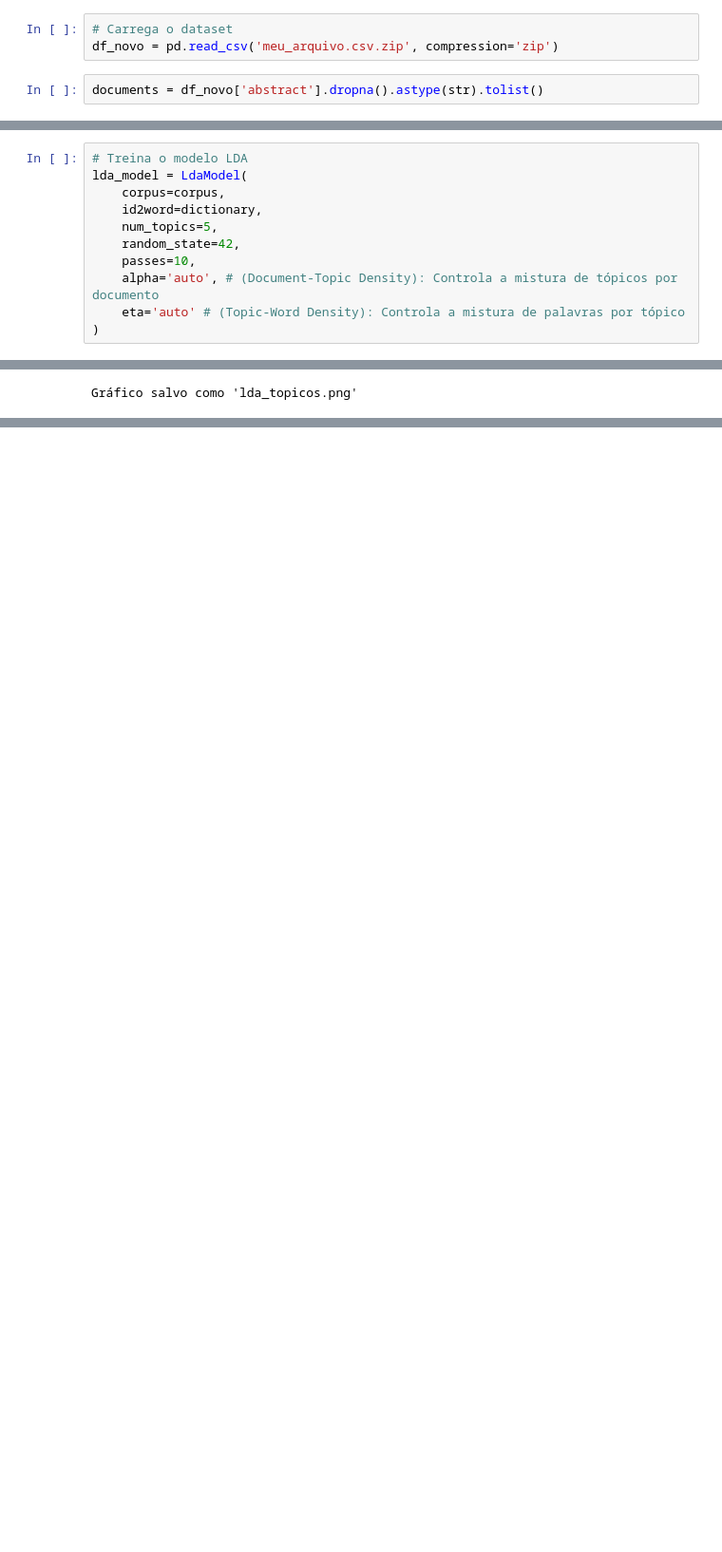
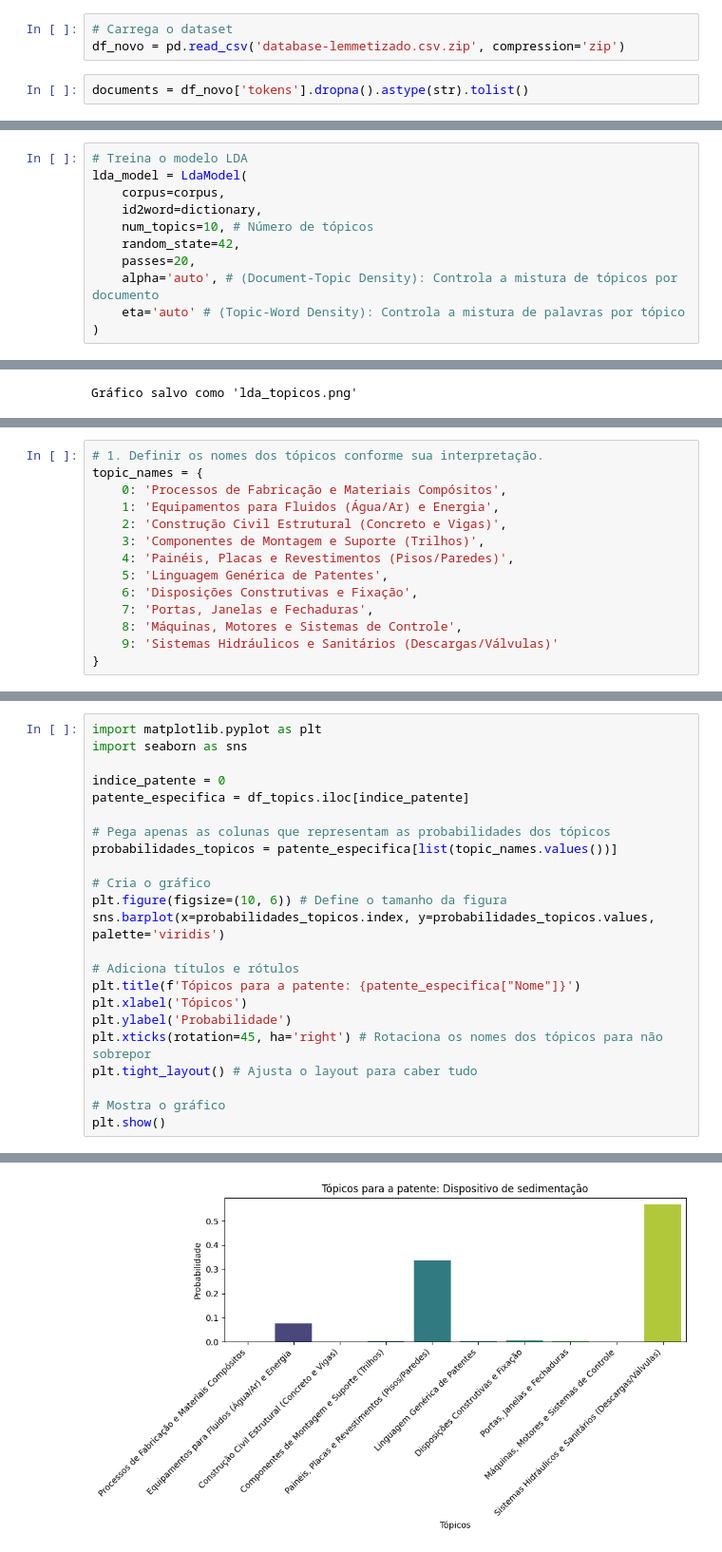
Before and after one commit to devlhm/artigo-rp2, a Jupyter notebook: dimi/lda.ipynb, the cells around one changed output, grey strips where cells are left out. Shown at 95% size. Drawn from its saved outputs; the diff is of its cells as text; blank space fills up the shorter version.

```diff
--- a/dimi/lda.ipynb
+++ b/dimi/lda.ipynb
@@ -9,9 +9,9 @@ import nltk
 import re
 # %%
 # Carrega o dataset
-df_novo = pd.read_csv('meu_arquivo.csv.zip', compression='zip')
+df_novo = pd.read_csv('database-lemmetizado.csv.zip', compression='zip')
 # %%
-documents = df_novo['abstract'].dropna().astype(str).tolist()
+documents = df_novo['tokens'].dropna().astype(str).tolist()
 # %%
 # Usar esse caso o dataset esteja pre-processado
 def tokenize_text(text):
@@ -80,9 +51,9 @@ processed_docs[0]: ['dispositivo', 'sedimentação', 'invenção', 'refere', 'di
 lda_model = LdaModel(
     corpus=corpus,
     id2word=dictionary,
-    num_topics=5,
+    num_topics=10, # Número de tópicos
     random_state=42,
-    passes=10,
+    passes=20,
     alpha='auto', # (Document-Topic Density): Controla a mistura de tópicos por documento
     eta='auto' # (Topic-Word Density): Controla a mistura de palavras por tópico
 )
@@ -121,0 +102,14 @@ Gráfico salvo como 'lda_topicos.png'
+# %%
+# 1. Definir os nomes dos tópicos conforme sua interpretação.
+topic_names = {
+    0: 'Processos de Fabricação e Materiais Compósitos',
+    1: 'Equipamentos para Fluidos (Água/Ar) e Energia',
+    2: 'Construção Civil Estrutural (Concreto e Vigas)',
+    3: 'Componentes de Montagem e Suporte (Trilhos)',
+    4: 'Painéis, Placas e Revestimentos (Pisos/Paredes)',
+    5: 'Linguagem Genérica de Patentes',
+    6: 'Disposições Construtivas e Fixação',
+    7: 'Portas, Janelas e Fechaduras',
+    8: 'Máquinas, Motores e Sistemas de Controle',
+    9: 'Sistemas Hidráulicos e Sanitários (Descargas/Válvulas)'
+}
@@ -121,0 +170,24 @@ Gráfico salvo como 'lda_topicos.png'
+# %%
+import matplotlib.pyplot as plt
+import seaborn as sns
+
+indice_patente = 0
+patente_especifica = df_topics.iloc[indice_patente]
+
+# Pega apenas as colunas que representam as probabilidades dos tópicos
+probabilidades_topicos = patente_especifica[list(topic_names.values())]
+
+# Cria o gráfico
+plt.figure(figsize=(10, 6)) # Define o tamanho da figura
+sns.barplot(x=probabilidades_topicos.index, y=probabilidades_topicos.values, palette='viridis')
+
+# Adiciona títulos e rótulos
+plt.title(f'Tópicos para a patente: {patente_especifica["Nome"]}')
+plt.xlabel('Tópicos')
+plt.ylabel('Probabilidade')
+plt.xticks(rotation=45, ha='right') # Rotaciona os nomes dos tópicos para não sobrepor
+plt.tight_layout() # Ajusta o layout para caber tudo
+
+# Mostra o gráfico
+plt.show()
+# %% [output]
@@ -121,0 +197 @@ Gráfico salvo como 'lda_topicos.png'
+[figure, added]
```
Also changed, not shown: parts of 9 cells of this notebook, 1 other file.
